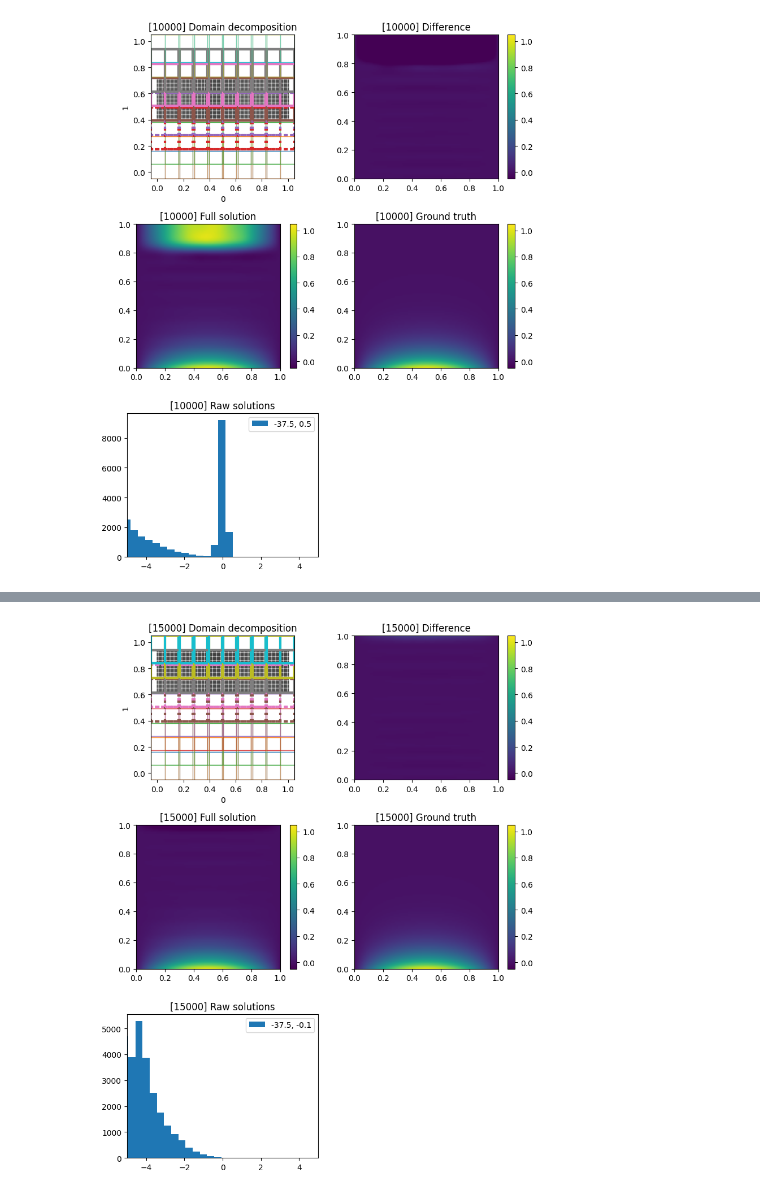
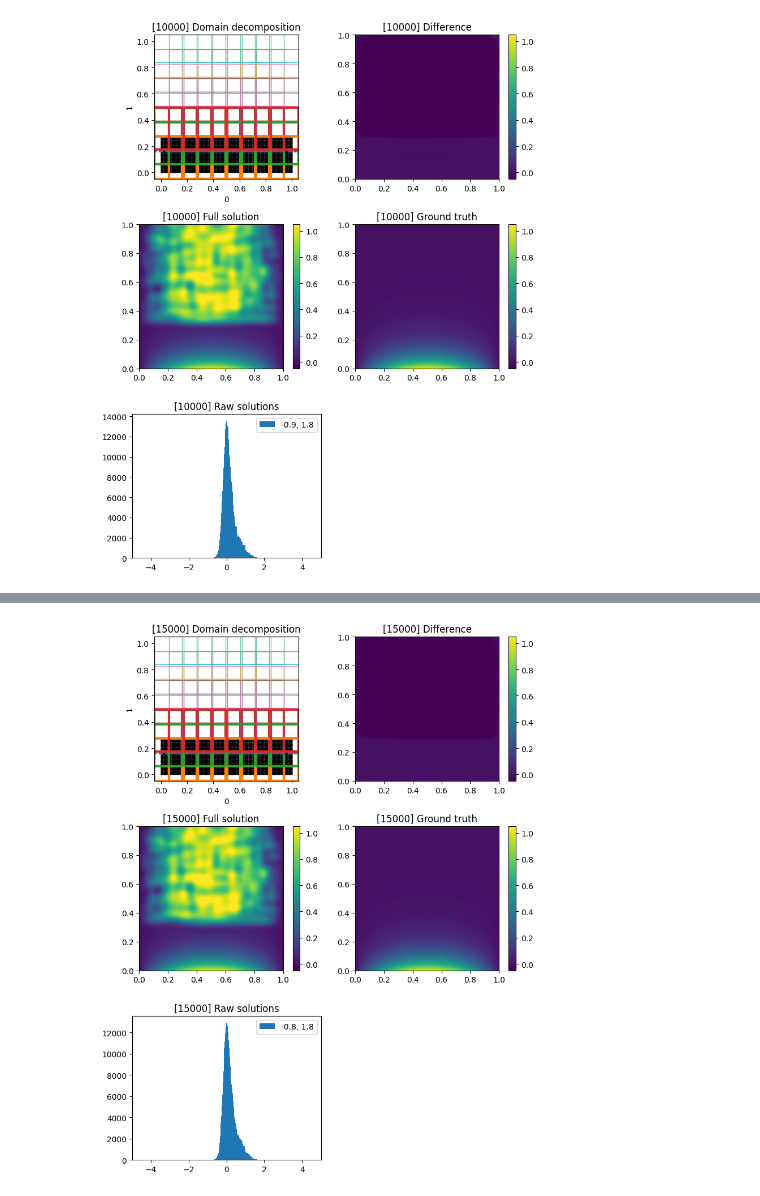
Before and after one commit to sallsdagrate/FBPINNs, a Jupyter notebook: examples/results/test_heat_eq.ipynb, the cells around one changed output, grey strips where cells are left out. Cells and saved outputs as stored; diff of their text form; code cells hidden in the pictures.

```diff
--- a/examples/results/test_heat_eq.ipynb
+++ b/examples/results/test_heat_eq.ipynb
@@ -35,8 +35,14 @@ c = Constants(
         unnorm=(0, 1)
     ),
     # Use a fully-connected network; note the input layer size is 2 (x and t)
-    network=FCN,
-    network_init_kwargs=dict(layer_sizes=[2, 64, 64, 1]),
+    # network=FCN,
+    # network_init_kwargs=dict(layer_sizes=[2, 64, 64, 1]),
+    network=ChebyshevKAN,# place a fully-connected network in each subdomain
+    network_init_kwargs=dict(
+        input_dim=2,
+        output_dim=1,
+        degree=9
+    ),
     scheduler = LineSchedulerRectangularND,
     scheduler_kwargs = dict(
         point=[0.], iaxis=0,
@@ -44,10 +50,10 @@ c = Constants(
     # Number of training collocation points and testing points
     # ns=((200,),),
     # n_test=(500,),
-    ns=((100,100),),
-    n_test=(100,100),
+    ns=((200,200),),
+    n_test=(200,200),
     # Set training steps and optimizer parameters
-    n_steps=20000,
+    n_steps=100000,
     # optimiser_kwargs=dict(learning_rate=1e-3),
     clear_output=False,
 )
@@ -110,3 +109,3 @@ True
 fs (('test', <Figure size 800x1000 with 8 Axes>),)
 True
-[figure, old version]
+[figure, new version]
@@ -128,3 +117,3 @@ True
 fs (('test', <Figure size 800x1000 with 8 Axes>),)
 True
-[figure, old version]
+[figure, new version]
```
Also changed, not shown: parts of 1 cell of this notebook.
